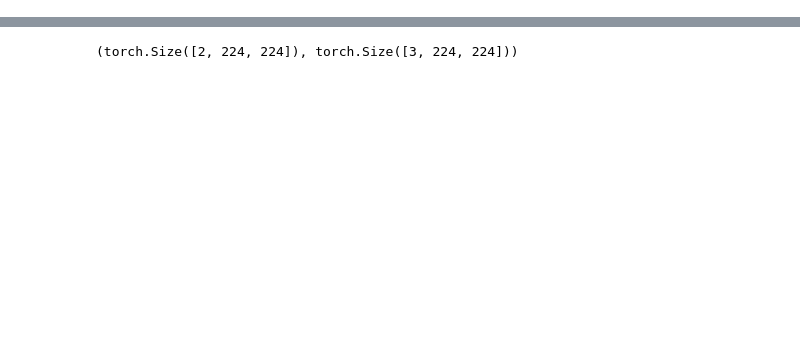
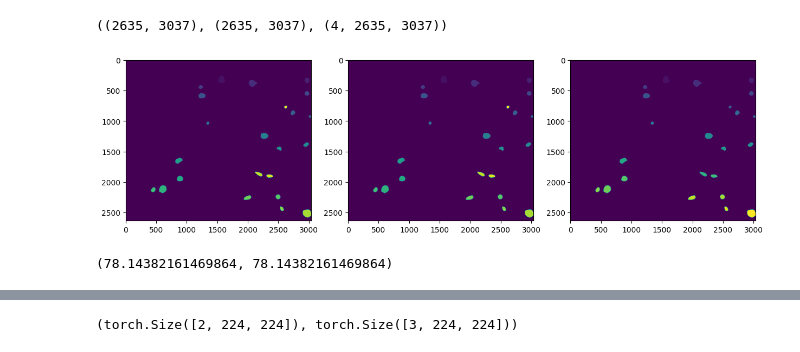
Before and after one commit to Nanobiosensorics/cellpose, a Jupyter notebook: Untitled-1.ipynb, the cells around one changed output, grey strips where cells are left out. Cells and saved outputs as stored; diff of their text form; code cells hidden in the pictures; blank space fills up the shorter version.

```diff
--- a/Untitled-1.ipynb
+++ b/Untitled-1.ipynb
@@ -14,3 +14,19 @@ from time import time
 import os, psutil
 from tqdm import tqdm
 process = psutil.Process(os.getpid())
+# %%
+seg = imread('data/train/A1_0_0_seg.npy')
+mask = imread('data/train/etc/A1_0_0_cp_masks.png')
+flows = imread('data/train/A1_0_0_flows.tif')
+# %%
+seg.shape, mask.shape, flows.shape
+# %% [output]
+((2635, 3037), (2635, 3037), (4, 2635, 3037))
+# %%
+fig, ax = plt.subplots(1,3, figsize=(15,15))
+ax[0].imshow(seg)
+ax[1].imshow(mask)
+ax[2].imshow(flows[0])
+plt.show()
+# %% [output]
+[figure, added]
@@ -17,3 +35,7 @@ process = psutil.Process(os.getpid())
+# %%
+diameters(seg)[0], diameters(flows[0])[0]
+# %% [output]
+(78.14382161469864, 78.14382161469864)
 # %%
 train_ds = CellDataset('data', load_seg=False, train=True)
 # %% [output]
```
Also changed, not shown: parts of 5 cells of this notebook, 3 other files.
